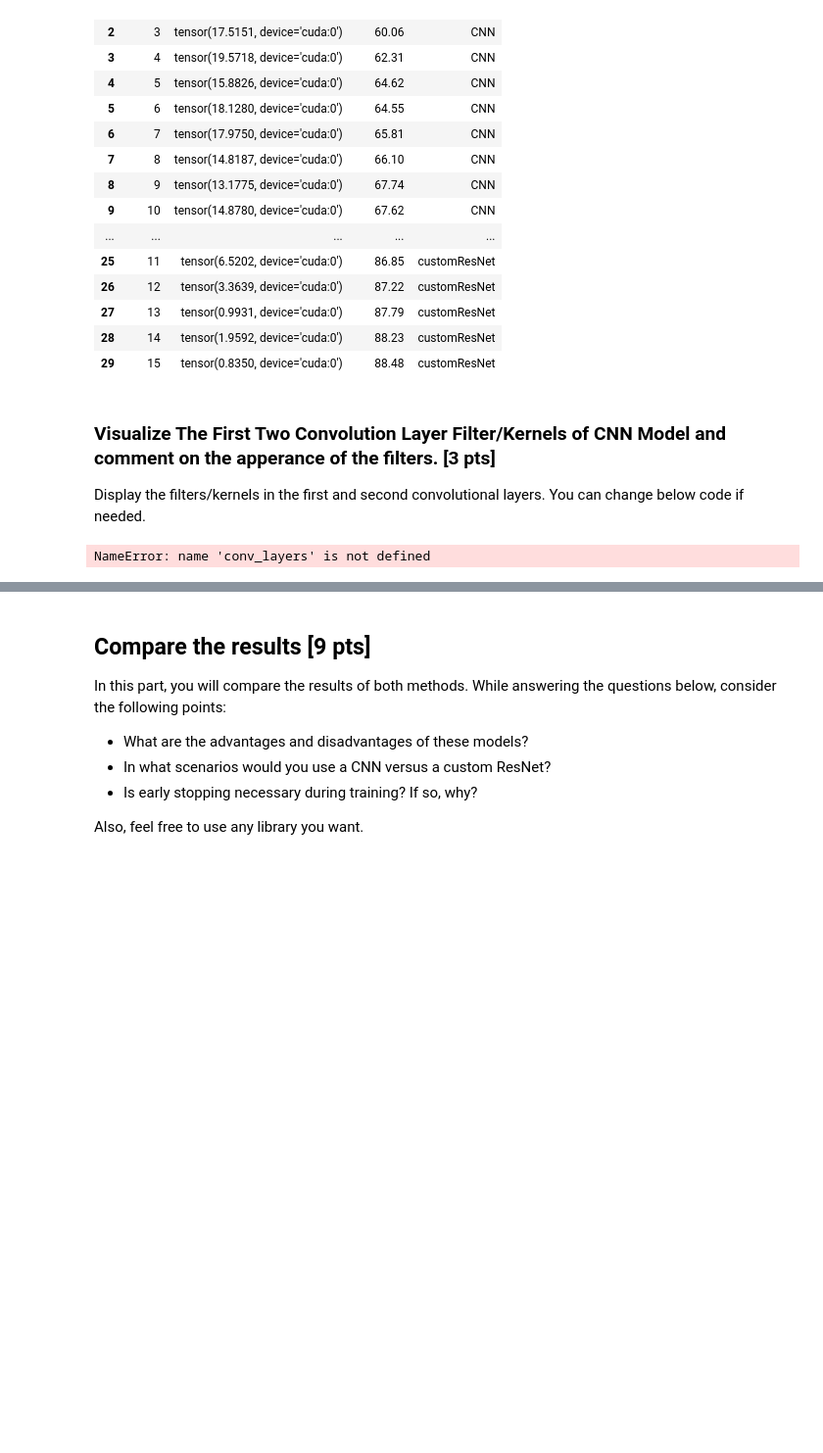
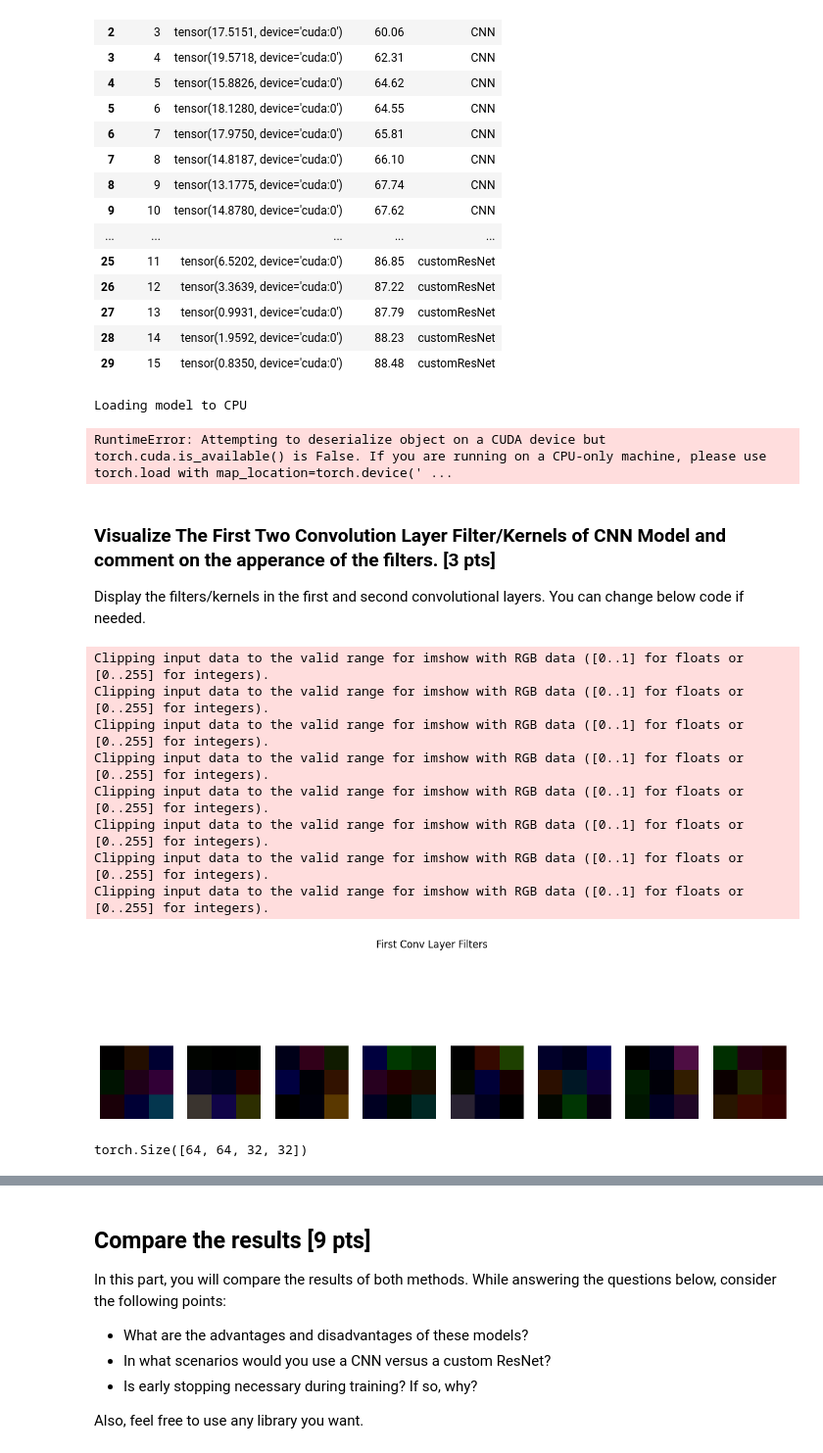
Before and after one commit to SeyyidOS/BGL561E-HW2, a Jupyter notebook: Hw2.ipynb, the cells around one changed output, grey strips where cells are left out. Shown at 98% size. Drawn from its saved outputs; the diff is of its cells as text; code cells hidden in the pictures; blank space fills up the shorter version.

Commit message:
Feature map and filter visualizations added

```diff
--- a/Hw2.ipynb
+++ b/Hw2.ipynb
@@ -801,14 +784,56 @@ combine_dataframes(val_data, "validation")
 | 27 | 13 | tensor(0.9931, device='cuda:0') | 87.79 | customResNet |
 | 28 | 14 | tensor(1.9592, device='cuda:0') | 88.23 | customResNet |
 | 29 | 15 | tensor(0.8350, device='cuda:0') | 88.48 | customResNet |
+# %%
+import pickle
+# Load models
+with open("./outputs/customResNet.pkl", "rb") as file:
+    if torch.cuda.is_available():
+        print("Loading model to GPU")
+        loaded_model = pickle.load(file)
+    else:
+        print("Loading model to CPU")
+        loaded_model = pickle.load(file)
+
+accuracy, _ = evalf(loaded_model, test_loader, 0, device=device)
+accuracy
+# %% [output]
+Loading model to CPU
+RuntimeError: Attempting to deserialize object on a CUDA device but torch.cuda.is_available() is False. If you are running on a CPU-only machine, please use torch.load with map_location=torch.device(' ...
 # %% [markdown]
 ### Visualize The First Two Convolution Layer Filter/Kernels of CNN Model and comment on the apperance of the filters.  [3 pts]
 Display the filters/kernels in the first and second convolutional layers. You can change below code if needed.
 # %%
 # visualize the first two conv layer outputs, filter an example image with first conv filters
 # Code here
-conv_layers[0] # First layer conv filters
-conv_layers[1] # Second layer conv filters
+def visualize_filters(filters, num_filters=8):
+    """
+    Visualizes the first few filters of a convolutional layer.
+    """
+    filters = filters.detach().cpu()
+    fig, axes = plt.subplots(1, num_filters, figsize=(15, 5))
+    for i, ax in enumerate(axes):
+        if i >= filters.size(0): break
+        ax.imshow(filters[i].squeeze(), cmap='gray')
+        ax.axis('off')
+    plt.suptitle("First Conv Layer Filters")
+    plt.show()
+
+# Visualize the filters of the first convolutional layer
+visualize_filters(loaded_model.conv1.weight, num_filters=8)
+
 # Code here
 # %% [output]
-NameError: name 'conv_layers' is not defined
+Clipping input data to the valid range for imshow with RGB data ([0..1] for floats or [0..255] for integers).
+Clipping input data to the valid range for imshow with RGB data ([0..1] for floats or [0..255] for integers).
+Clipping input data to the valid range for imshow with RGB data ([0..1] for floats or [0..255] for integers).
+Clipping input data to the valid range for imshow with RGB data ([0..1] for floats or [0..255] for integers).
+Clipping input data to the valid range for imshow with RGB data ([0..1] for floats or [0..255] for integers).
+Clipping input data to the valid range for imshow with RGB data ([0..1] for floats or [0..255] for integers).
+Clipping input data to the valid range for imshow with RGB data ([0..1] for floats or [0..255] for integers).
+Clipping input data to the valid range for imshow with RGB data ([0..1] for floats or [0..255] for integers).
+[figure, added]
+# %%
+conv1_output.squeeze().detach().cpu().shape
+# %% [output]
+torch.Size([64, 64, 32, 32])
```
Also changed, not shown: parts of 3 cells of this notebook.
